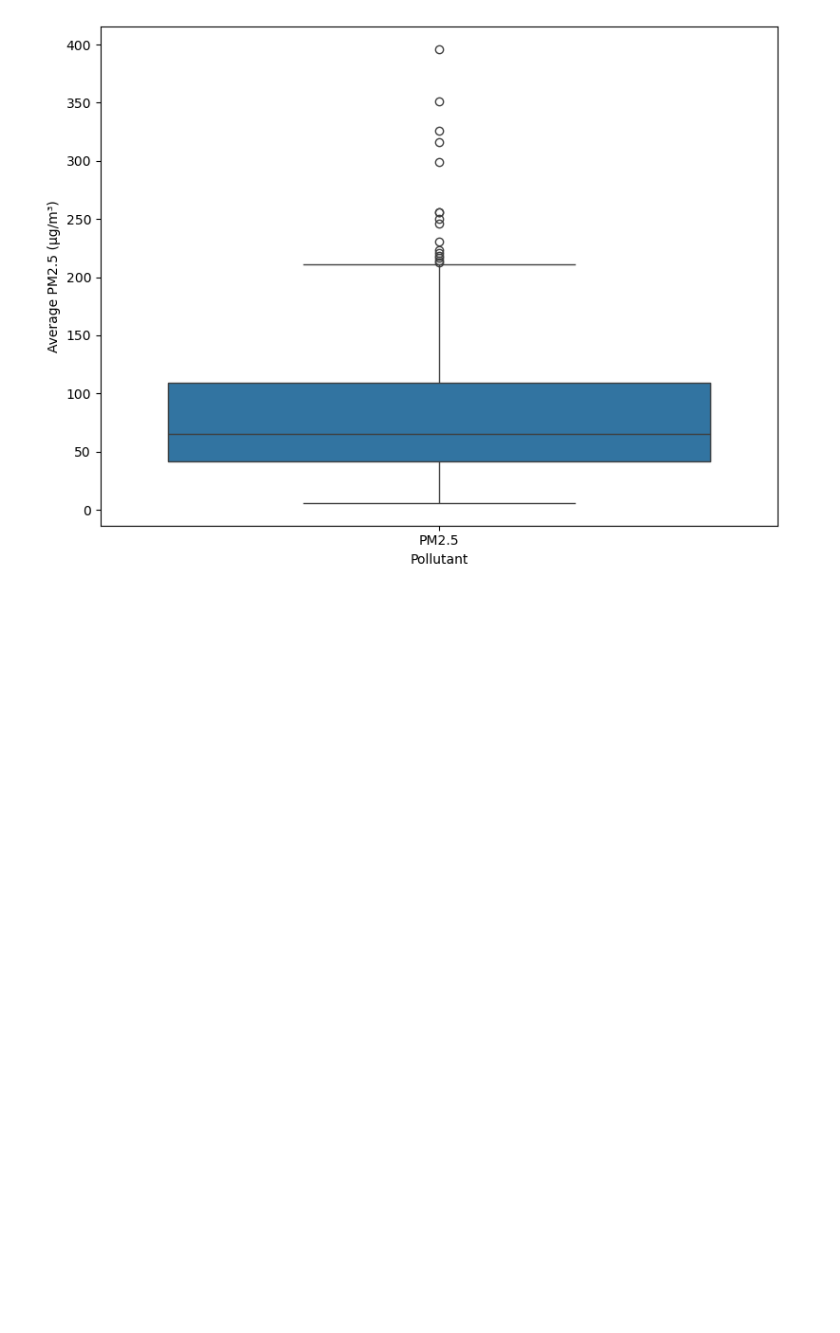
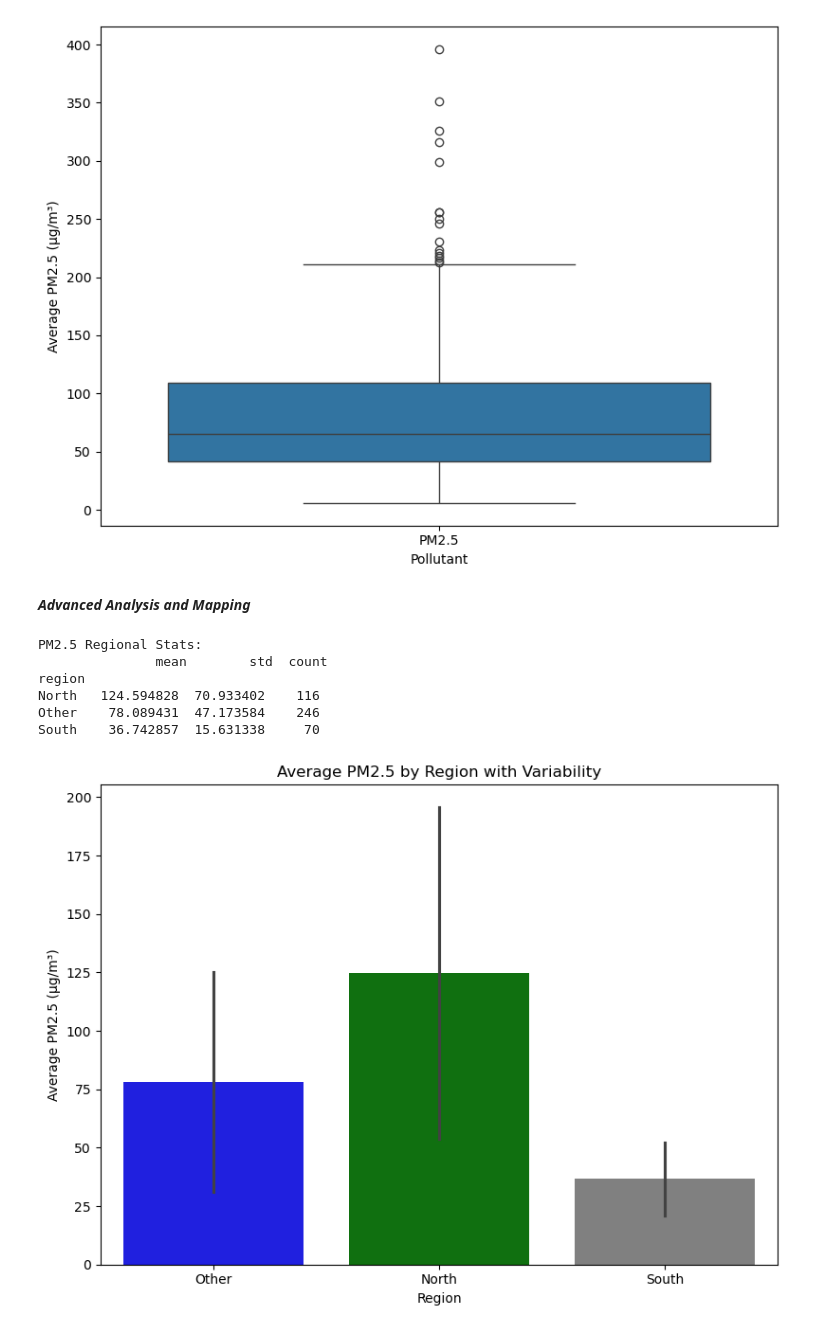
Before and after one commit to Rupal0912/IndiaAirQuality-2025, a Jupyter notebook: notebooks/notebook1.ipynb, the cells around one changed output. Drawn from its saved outputs; the diff is of its cells as text; code cells hidden in the pictures; blank space fills up the shorter version.

Commit message:
Added EDA and basic visualizations

```diff
--- a/notebooks/notebook1.ipynb
+++ b/notebooks/notebook1.ipynb
@@ -216,3 +216,5 @@ plt.savefig('../outputs/pm25_boxplot.png')
 plt.show()
 # %% [output]
 [figure]
+# %% [markdown]
+***Advanced Analysis and Mapping***
@@ -218,0 +223,25 @@ plt.show()
+# %%
+north_states =['Delhi', 'Uttar_Pradesh', 'Bihar', 'Haryana']
+south_states= ['Karnataka', 'TamilNadu', 'Kerala', 'Andhra_Pradesh']
+df['region'] = df['state'].apply(lambda x: 'North' if x in north_states else ('South' if x in south_states else 'Other'))
+pm25_region_stats = df[df['pollutant_id'] == 'PM2.5'].groupby('region')['pollutant_avg'].agg(['mean', 'std', 'count'])
+print("PM2.5 Regional Stats:\n", pm25_region_stats)
+# %% [output]
+PM2.5 Regional Stats:
+               mean        std  count
+region
+North   124.594828  70.933402    116
+Other    78.089431  47.173584    246
+South    36.742857  15.631338     70
+# %%
+#regional comparison with error bars
+plt.figure(figsize=(8,6))
+sns.barplot(x='region', y='pollutant_avg', hue='region',data= df[df['pollutant_id']=='PM2.5'], errorbar='sd' , palette =['blue','green', 'gray'], legend = False)
+plt.title('Average PM2.5 by Region with Variability')
+plt.xlabel('Region')
+plt.ylabel('Average PM2.5 (µg/m³)')
+plt.tight_layout()
+plt.savefig('../outputs/pm25_region_advanced.png')
+plt.show()
+# %% [output]
+[figure, added]
```
Also changed, not shown: parts of 5 cells of this notebook.
